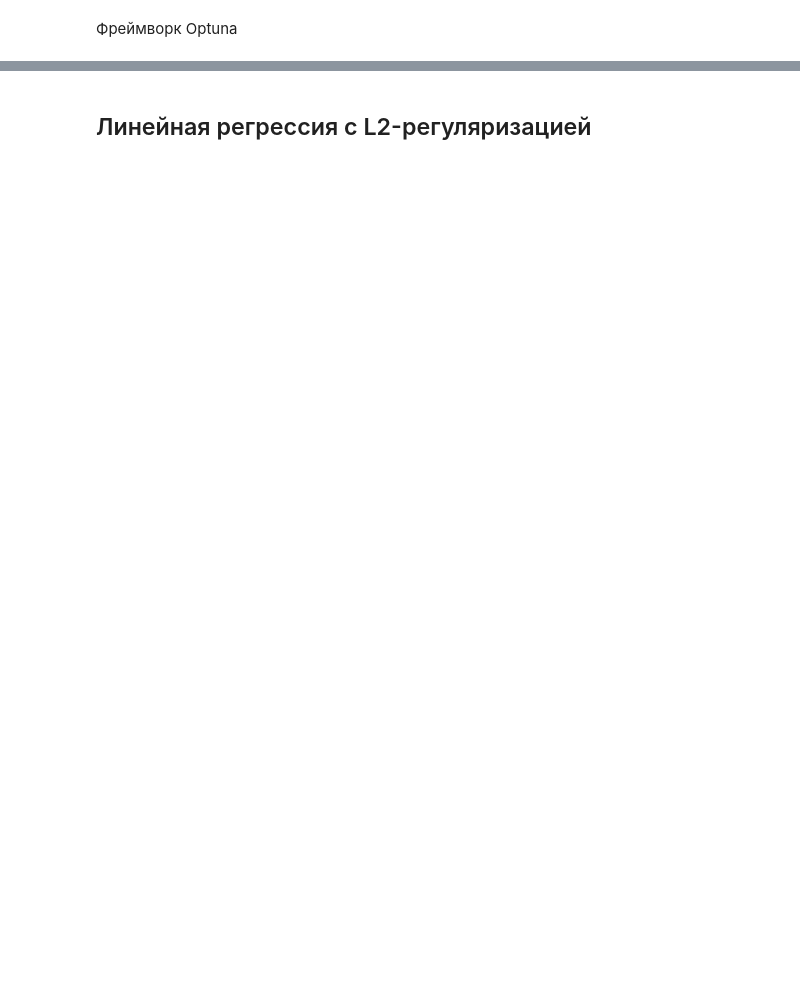
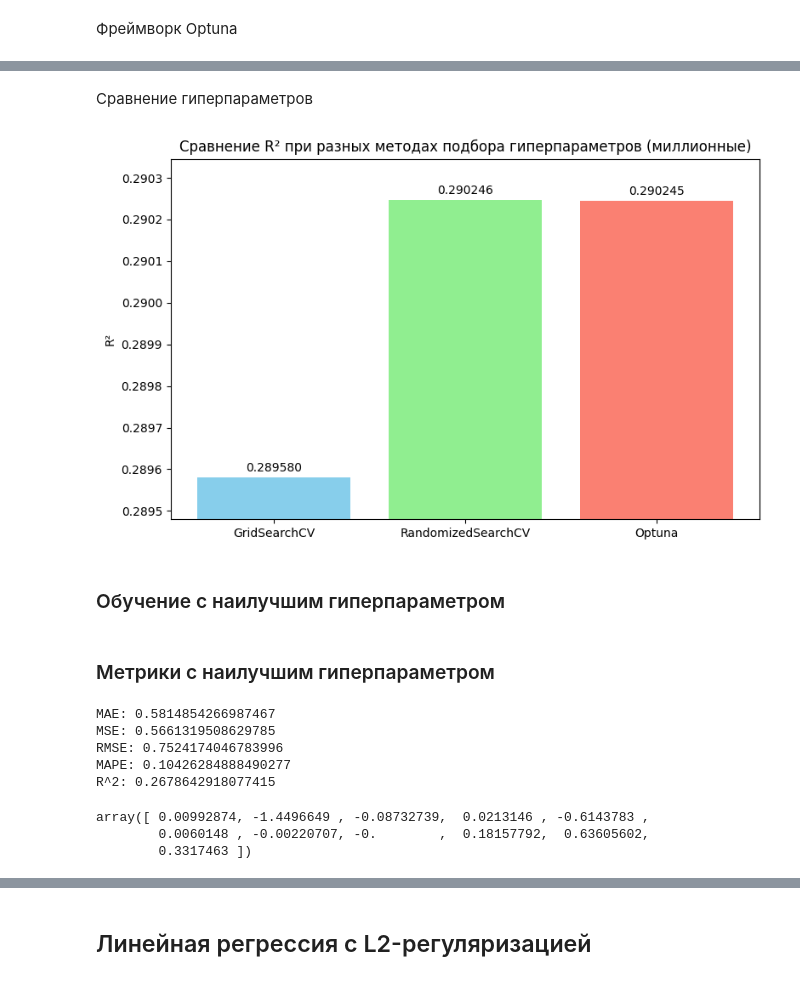
Before and after one commit to Vaiforo/ML1, a Jupyter notebook: r5_lab1.ipynb, the cells around one changed output, grey strips where cells are left out. Cells and saved outputs as stored; diff of their text form; code cells hidden in the pictures; blank space fills up the shorter version.

```diff
--- a/r5_lab1.ipynb
+++ b/r5_lab1.ipynb
@@ -117,7 +182,8 @@ RandomizedSearchCV
 # %%
 param_dist = {'alpha': np.logspace(-4, 1, 100)}
 # %%
-random_search = RandomizedSearchCV(Lasso(), param_dist, n_iter=20, cv=5, scoring='r2', random_state=42)
+random_search = RandomizedSearchCV(
+    Lasso(), param_dist, n_iter=20, cv=5, scoring='r2', random_state=42)
 random_search.fit(X_train, y_train)
 # %% [output]
 RandomizedSearchCV(cv=5, estimator=Lasso(), n_iter=20,
@@ -176,0 +243,35 @@ Best R^2: 0.2900341170802035
+# %% [markdown]
+Сравнение гиперпараметров
+# %%
+models = ['GridSearchCV', 'RandomizedSearchCV', 'Optuna']
+
+r2_scores = [grid.best_score_, random_search.best_score_, study.best_value]
+
+fig, ax = plt.subplots(figsize=(8, 5))
+bars = ax.bar(models, r2_scores, color=[
+              'skyblue', 'lightgreen', 'salmon'])
+
+ax.set_ylabel('R²')
+ax.set_title(
+    'Сравнение R² при разных методах подбора гиперпараметров (миллионные)')
+
+margin = 0.0001
+y_min = min(r2_scores) - margin
+y_max = max(r2_scores) + margin
+
+ax.set_ylim(y_min, y_max)
+
+for bar in bars:
+    height = bar.get_height()
+    ax.annotate(f'{height:.6f}',
+                xy=(bar.get_x() + bar.get_width() / 2, height),
+                xytext=(0, 3),
+                textcoords="offset points",
+                ha='center', va='bottom')
+
+plt.tight_layout()
+plt.show()
+# %% [output]
+[figure, added]
+# %% [markdown]
+### Обучение с наилучшим гиперпараметром
@@ -176,0 +281,16 @@ Best R^2: 0.2900341170802035
+# %% [markdown]
+### Метрики с наилучшим гиперпараметром
+# %%
+sklearn_metrick_printer(y_test, y_pred_new)
+# %% [output]
+MAE: 0.5814854266987467
+MSE: 0.5661319508629785
+RMSE: 0.7524174046783996
+MAPE: 0.10426284888490277
+R^2: 0.2678642918077415
+# %%
+lasso_best.coef_
+# %% [output]
+array([ 0.00992874, -1.4496649 , -0.08732739,  0.0213146 , -0.6143783 ,
+        0.0060148 , -0.00220707, -0.        ,  0.18157792,  0.63605602,
+        0.3317463 ])
```
Also changed, not shown: parts of 109 cells of this notebook, 1 other file.
